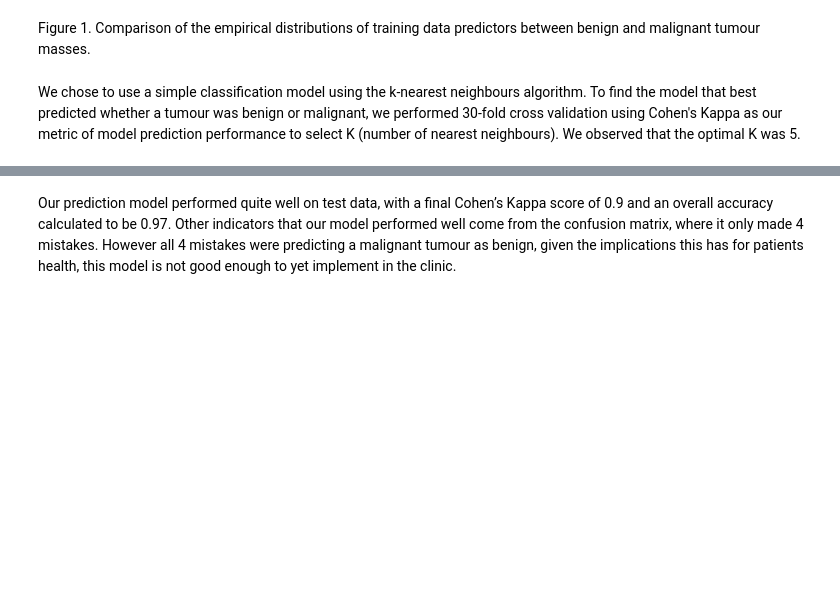
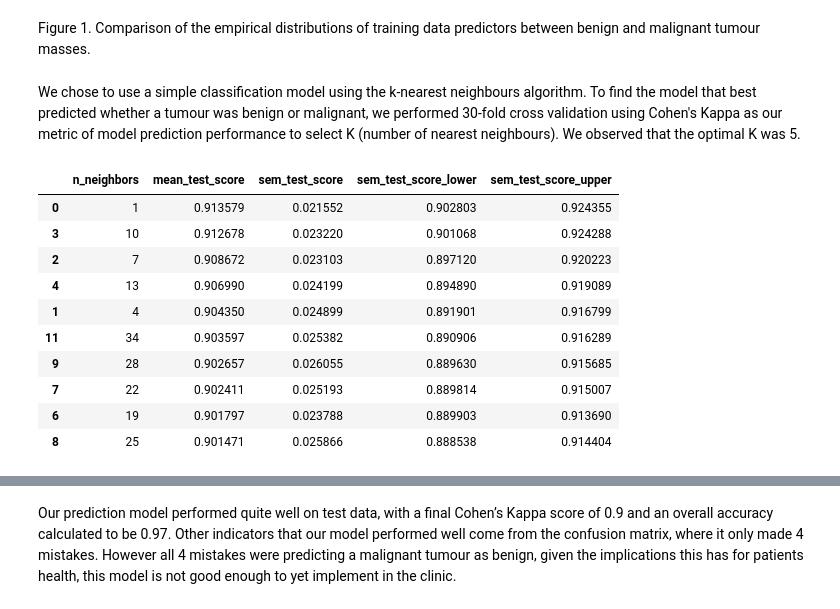
Before and after one commit to FixML/breast_cancer_predictor_py, a Jupyter notebook: src/breast_cancer_predictor_report.ipynb, the cells around one changed output, grey strips where cells are left out. Saved outputs shown, nothing was run; the diff lists cells and outputs as text; code cells hidden in the pictures; blank space fills up the shorter version.

```diff
--- a/src/breast_cancer_predictor_report.ipynb
+++ b/src/breast_cancer_predictor_report.ipynb
@@ -164,3 +162,50 @@ Figure 1. Comparison of the empirical distributions of training data predictors
 We chose to use a simple classification model using the k-nearest neighbours algorithm. To find the model that best predicted whether a tumour was benign or malignant, we performed 30-fold cross validation using Cohen's Kappa as our metric of model prediction performance to select K (number of nearest neighbours). We observed that the optimal K was 5.
 # %%
 # tune model (here, find K for k-nn using 30 fold cv with Cohen's Kappa)
+knn = KNeighborsClassifier()
+cancer_tune_pipe = make_pipeline(cancer_preprocessor, knn)
+
+parameter_grid = {
+    "kneighborsclassifier__n_neighbors": range(1, 100, 3),
+}
+
+cancer_tune_grid = GridSearchCV(
+    estimator=cancer_tune_pipe,
+    param_grid=parameter_grid,
+    cv=10,
+    scoring=make_scorer(fbeta_score, pos_label='Malignant', beta=2)
+)
+# %%
+accuracies_grid = pd.DataFrame(
+    cancer_tune_grid.fit(
+        cancer_train.drop("class", axis=1),
+        cancer_train["class"]
+    ).cv_results_
+)
+# %%
+accuracies_grid = (
+    accuracies_grid[[
+        "param_kneighborsclassifier__n_neighbors",
+        "mean_test_score",
+        "std_test_score"
+    ]]
+    .assign(sem_test_score=accuracies_grid["std_test_score"] / 10**(1/2))
+    .rename(columns={"param_kneighborsclassifier__n_neighbors": "n_neighbors"})
+    .drop(columns=["std_test_score"]))
+# %%
+accuracies_grid = accuracies_grid.assign(sem_test_score_lower= accuracies_grid["mean_test_score"] - (accuracies_grid["sem_test_score"]/2))
+accuracies_grid = accuracies_grid.assign(sem_test_score_upper= accuracies_grid["mean_test_score"] + (accuracies_grid["sem_test_score"]/2))
+# %%
+accuracies_grid.sort_values("mean_test_score", ascending=False).head(10)
+# %% [output]
+|  | n_neighbors | mean_test_score | sem_test_score | sem_test_score_lower | sem_test_score_upper |
+| 0 | 1 | 0.913579 | 0.021552 | 0.902803 | 0.924355 |
+| 3 | 10 | 0.912678 | 0.023220 | 0.901068 | 0.924288 |
+| 2 | 7 | 0.908672 | 0.023103 | 0.897120 | 0.920223 |
+| 4 | 13 | 0.906990 | 0.024199 | 0.894890 | 0.919089 |
+| 1 | 4 | 0.904350 | 0.024899 | 0.891901 | 0.916799 |
+| 11 | 34 | 0.903597 | 0.025382 | 0.890906 | 0.916289 |
+| 9 | 28 | 0.902657 | 0.026055 | 0.889630 | 0.915685 |
+| 7 | 22 | 0.902411 | 0.025193 | 0.889814 | 0.915007 |
+| 6 | 19 | 0.901797 | 0.023788 | 0.889903 | 0.913690 |
+| 8 | 25 | 0.901471 | 0.025866 | 0.888538 | 0.914404 |
```
Also changed, not shown: parts of 6 cells of this notebook, 4 other files.
